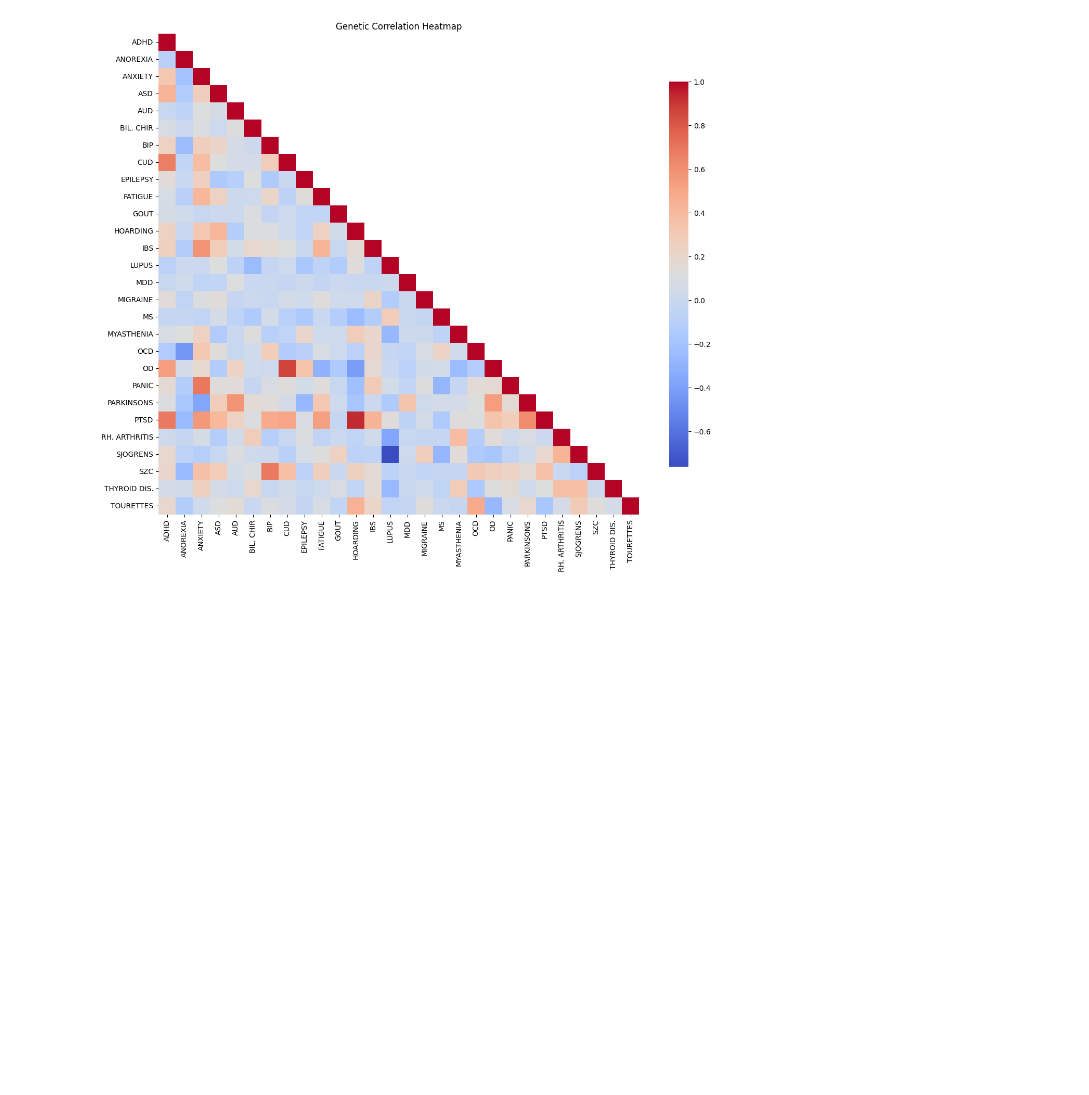
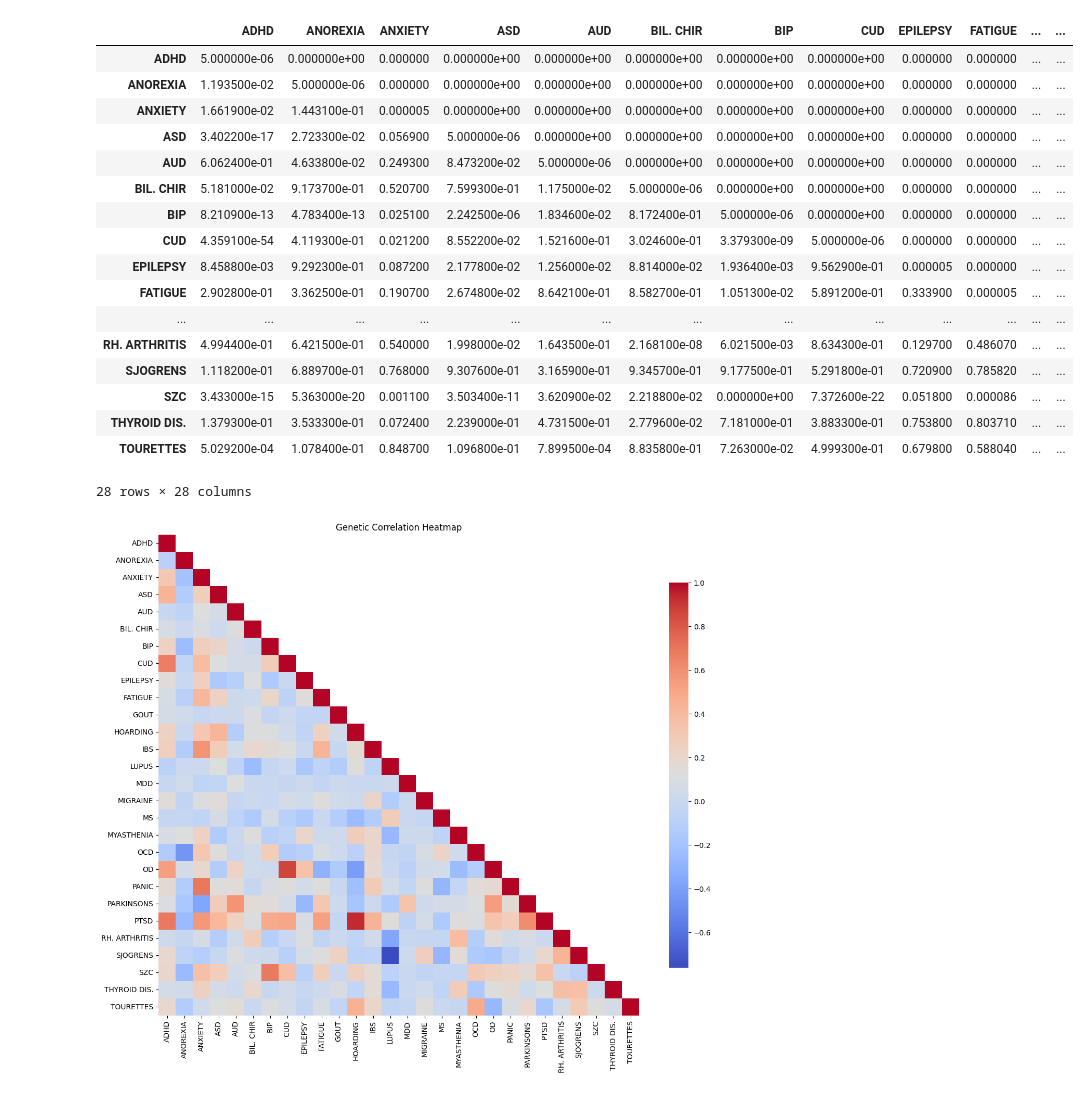
Before and after one commit to Aje026/Genetic-Overlap-in-Female-Biased-Disorders, a Jupyter notebook: correlation_ldsc_all.ipynb, the cells around one changed output. Saved outputs shown, nothing was run; the diff lists cells and outputs as text; code cells hidden in the pictures; blank space fills up the shorter version.

```diff
--- a/correlation_ldsc_all.ipynb
+++ b/correlation_ldsc_all.ipynb
@@ -56,3 +94,24 @@ gen_corr_df = make_correlation_matrix('rg', df_list)
+# %%
+corr_pval_df
+# %% [output]
+|  | ADHD | ANOREXIA | ANXIETY | ASD | AUD | BIL. CHIR | BIP | CUD | EPILEPSY | FATIGUE | ... | ... |
+| ADHD | 5.000000e-06 | 0.000000e+00 | 0.000000 | 0.000000e+00 | 0.000000e+00 | 0.000000e+00 | 0.000000e+00 | 0.000000e+00 | 0.000000 | 0.000000 | ... | ... |
+| ANOREXIA | 1.193500e-02 | 5.000000e-06 | 0.000000 | 0.000000e+00 | 0.000000e+00 | 0.000000e+00 | 0.000000e+00 | 0.000000e+00 | 0.000000 | 0.000000 | ... | ... |
+| ANXIETY | 1.661900e-02 | 1.443100e-01 | 0.000005 | 0.000000e+00 | 0.000000e+00 | 0.000000e+00 | 0.000000e+00 | 0.000000e+00 | 0.000000 | 0.000000 | ... | ... |
+| ASD | 3.402200e-17 | 2.723300e-02 | 0.056900 | 5.000000e-06 | 0.000000e+00 | 0.000000e+00 | 0.000000e+00 | 0.000000e+00 | 0.000000 | 0.000000 | ... | ... |
+| AUD | 6.062400e-01 | 4.633800e-02 | 0.249300 | 8.473200e-02 | 5.000000e-06 | 0.000000e+00 | 0.000000e+00 | 0.000000e+00 | 0.000000 | 0.000000 | ... | ... |
+| BIL. CHIR | 5.181000e-02 | 9.173700e-01 | 0.520700 | 7.599300e-01 | 1.175000e-02 | 5.000000e-06 | 0.000000e+00 | 0.000000e+00 | 0.000000 | 0.000000 | ... | ... |
+| BIP | 8.210900e-13 | 4.783400e-13 | 0.025100 | 2.242500e-06 | 1.834600e-02 | 8.172400e-01 | 5.000000e-06 | 0.000000e+00 | 0.000000 | 0.000000 | ... | ... |
+| CUD | 4.359100e-54 | 4.119300e-01 | 0.021200 | 8.552200e-02 | 1.521600e-01 | 3.024600e-01 | 3.379300e-09 | 5.000000e-06 | 0.000000 | 0.000000 | ... | ... |
+| EPILEPSY | 8.458800e-03 | 9.292300e-01 | 0.087200 | 2.177800e-02 | 1.256000e-02 | 8.814000e-02 | 1.936400e-03 | 9.562900e-01 | 0.000005 | 0.000000 | ... | ... |
+| FATIGUE | 2.902800e-01 | 3.362500e-01 | 0.190700 | 2.674800e-02 | 8.642100e-01 | 8.582700e-01 | 1.051300e-02 | 5.891200e-01 | 0.333900 | 0.000005 | ... | ... |
+| ... | ... | ... | ... | ... | ... | ... | ... | ... | ... | ... | ... | ... |
+| RH. ARTHRITIS | 4.994400e-01 | 6.421500e-01 | 0.540000 | 1.998000e-02 | 1.643500e-01 | 2.168100e-08 | 6.021500e-03 | 8.634300e-01 | 0.129700 | 0.486070 | ... | ... |
+| SJOGRENS | 1.118200e-01 | 6.889700e-01 | 0.768000 | 9.307600e-01 | 3.165900e-01 | 9.345700e-01 | 9.177500e-01 | 5.291800e-01 | 0.720900 | 0.785820 | ... | ... |
+| SZC | 3.433000e-15 | 5.363000e-20 | 0.001100 | 3.503400e-11 | 3.620900e-02 | 2.218800e-02 | 0.000000e+00 | 7.372600e-22 | 0.051800 | 0.000086 | ... | ... |
+| THYROID DIS. | 1.379300e-01 | 3.533300e-01 | 0.072400 | 2.239000e-01 | 4.731500e-01 | 2.779600e-02 | 7.181000e-01 | 3.883300e-01 | 0.753800 | 0.803710 | ... | ... |
+| TOURETTES | 5.029200e-04 | 1.078400e-01 | 0.848700 | 1.096800e-01 | 7.899500e-04 | 8.835800e-01 | 7.263000e-02 | 4.999300e-01 | 0.679800 | 0.588040 | ... | ... |
+28 rows × 28 columns
 # %%
 # Create a mask for the upper triangular part over the diagonal
 mask = np.triu(np.ones_like(gen_corr_df), k=1)
```
Also changed, not shown: parts of 4 cells of this notebook, 3 other files.
